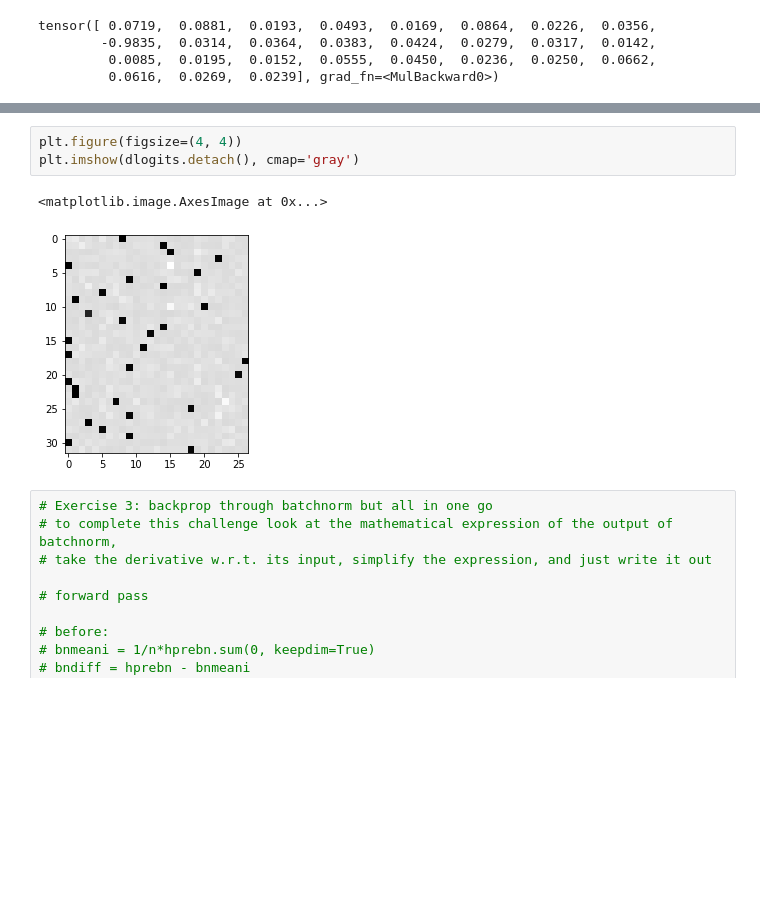
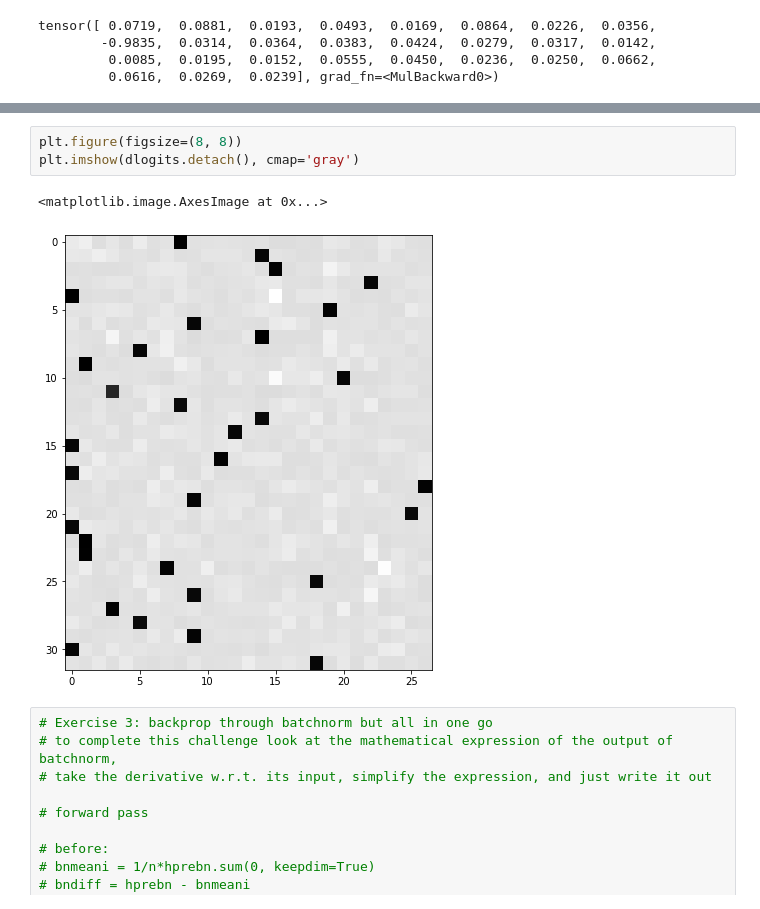
Before and after one commit to zanqi/play-makemore, a Jupyter notebook: makemore_part4_backprop.ipynb, the cells around one changed output, grey strips where cells are left out. Drawn from its saved outputs; the diff is of its cells as text; blank space fills up the shorter version.

```diff
--- a/makemore_part4_backprop.ipynb
+++ b/makemore_part4_backprop.ipynb
@@ -428,9 +441,9 @@ tensor(1.3970e-09, grad_fn=<SumBackward0>)
 # %%
-plt.figure(figsize=(4, 4))
+plt.figure(figsize=(8, 8))
 plt.imshow(dlogits.detach(), cmap='gray')
 # %% [output]
 <matplotlib.image.AxesImage at 0x...>
-[figure, old version]
+[figure, new version]
 # %%
 # Exercise 3: backprop through batchnorm but all in one go
 # to complete this challenge look at the mathematical expression of the output of batchnorm,
```
Also changed, not shown: parts of 6 cells of this notebook.
